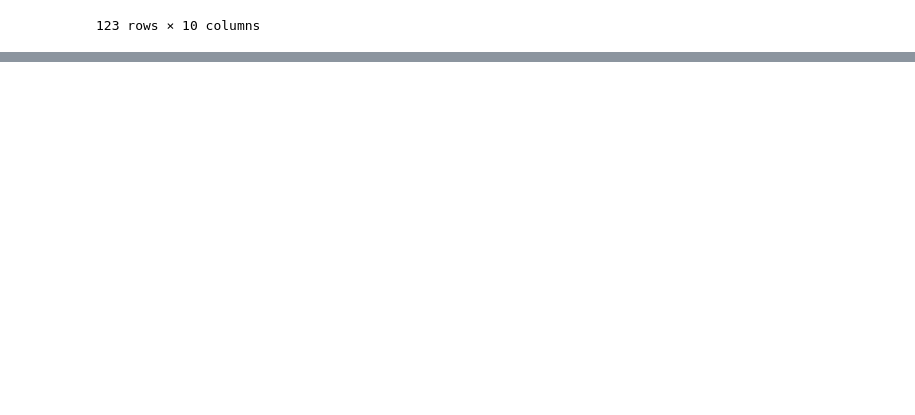
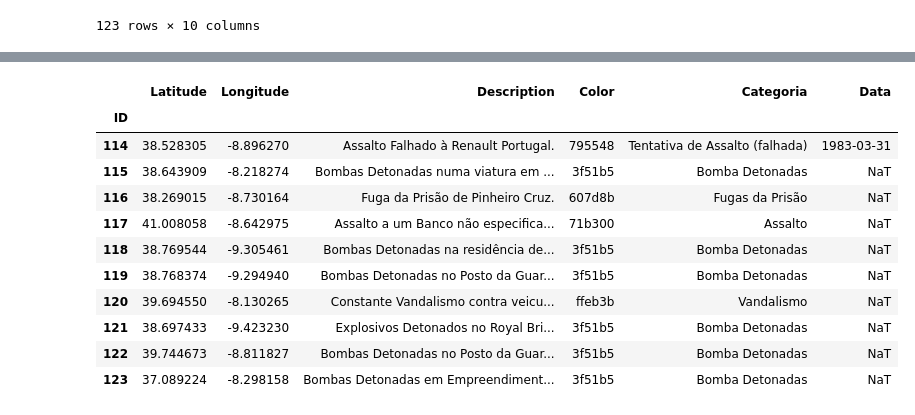
Before and after one commit to kikobatistaa/GEOFP25, a Jupyter notebook: main.ipynb, the cells around one changed output, grey strips where cells are left out. Drawn from its saved outputs; the diff is of its cells as text; code cells hidden in the pictures; blank space fills up the shorter version.

```diff
--- a/main.ipynb
+++ b/main.ipynb
@@ -114,0 +231,15 @@ incidents
+# %%
+incidents.tail(10)
+# %% [output]
+|  | Latitude | Longitude | Description | Color | Categoria | Data |
+| ID |  |  |  |  |  |  |
+| 114 | 38.528305 | -8.896270 | Assalto Falhado à Renault Portugal. | 795548 | Tentativa de Assalto (falhada) | 1983-03-31 |
+| 115 | 38.643909 | -8.218274 | Bombas Detonadas numa viatura em ... | 3f51b5 | Bomba Detonadas | NaT |
+| 116 | 38.269015 | -8.730164 | Fuga da Prisão de Pinheiro Cruz. | 607d8b | Fugas da Prisão | NaT |
+| 117 | 41.008058 | -8.642975 | Assalto a um Banco não especifica... | 71b300 | Assalto | NaT |
+| 118 | 38.769544 | -9.305461 | Bombas Detonadas na residência de... | 3f51b5 | Bomba Detonadas | NaT |
+| 119 | 38.768374 | -9.294940 | Bombas Detonadas no Posto da Guar... | 3f51b5 | Bomba Detonadas | NaT |
+| 120 | 39.694550 | -8.130265 | Constante Vandalismo contra veicu... | ffeb3b | Vandalismo | NaT |
+| 121 | 38.697433 | -9.423230 | Explosivos Detonados no Royal Bri... | 3f51b5 | Bomba Detonadas | NaT |
+| 122 | 39.744673 | -8.811827 | Bombas Detonadas no Posto da Guar... | 3f51b5 | Bomba Detonadas | NaT |
+| 123 | 37.089224 | -8.298158 | Bombas Detonadas em Empreendiment... | 3f51b5 | Bomba Detonadas | NaT |
```
Also changed, not shown: parts of 14 cells of this notebook.
